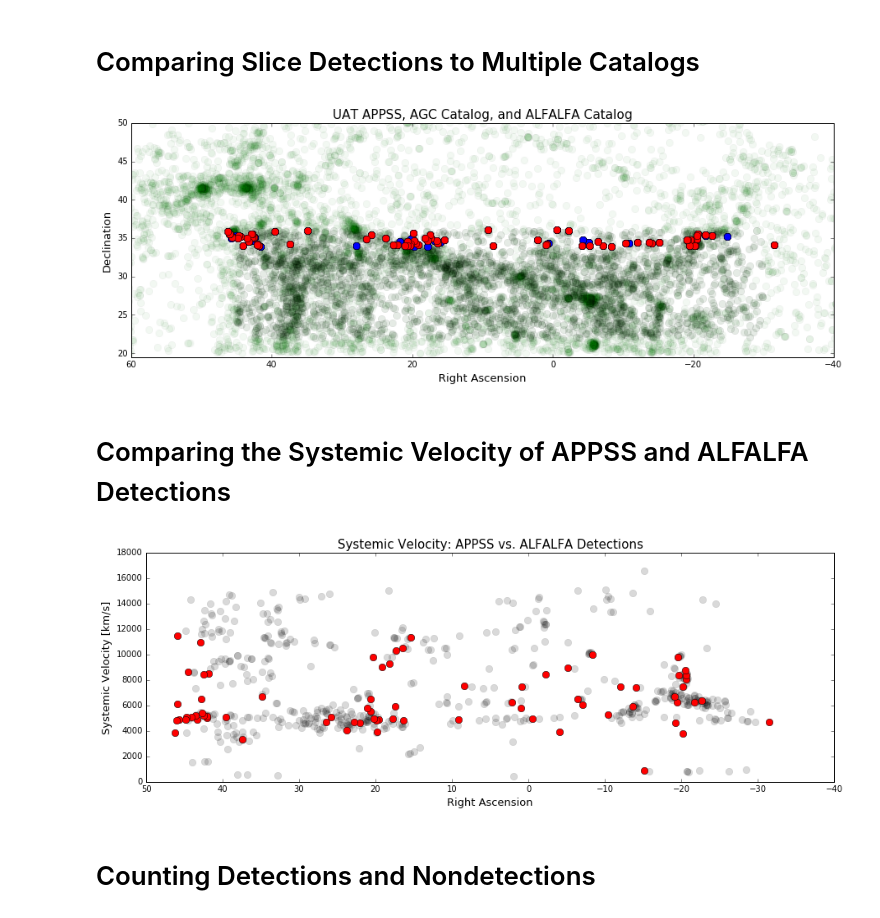
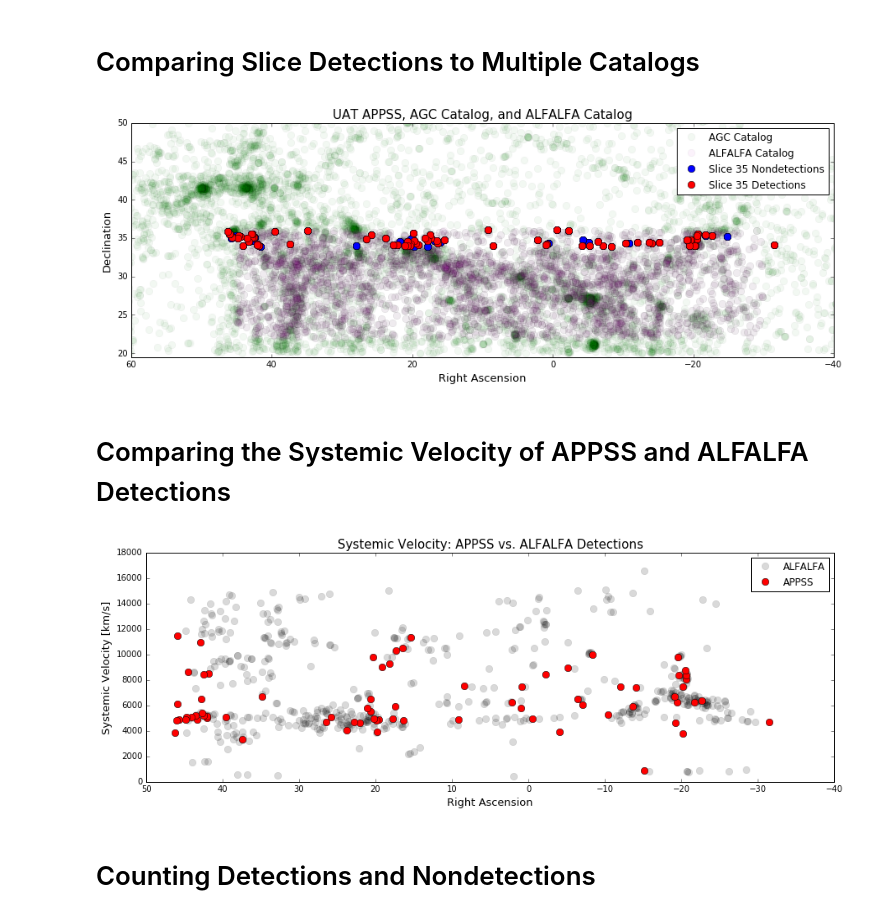
Before and after one commit to jsribaud/APPSS, a Jupyter notebook: Green_Bank_18.ipynb, the cells around one changed output. Cells and saved outputs as stored; diff of their text form; code cells hidden in the pictures.

Commit message:
consistent labels

```diff
--- a/Green_Bank_18.ipynb
+++ b/Green_Bank_18.ipynb
@@ -63,16 +63,16 @@ ascii.write(data_appss, 'filename.txt')
 # %% [markdown]
 # UAT APPSS Slice Detections and Nondetections
 # %%
-v_sys=data_appss['Vsys'] #create a new variable for the velocity data from the slice
-ra_deg = data_appss['RA']
-dec_deg = data_appss['DEC']
+vsys_appss=data_appss['Vsys'] #create a new variable for the velocity data from the slice
+ra_appss = data_appss['RA']
+dec_appss = data_appss['DEC']
 
 #These 'good' values are defined as having systemic velocities greater than 0 km/s (0 km/s is nondetection)
-good_v_sys= v_sys[(v_sys > 0)]
-good_ra= ra_deg[(v_sys > 0)]
-good_dec= dec_deg[(v_sys > 0)]
-nd_ra_appss = ra_deg
-nd_dec_appss = dec_deg
+vsys_appss_det= vsys_appss[(vsys_appss > 0)]
+ra_appss_det = ra_appss[(vsys_appss > 0)]
+dec_appss_det = dec_appss[(vsys_appss > 0)]
+ra_appss_nd = ra_appss[(vsys_appss == 0)]
+dec_appss_nd = dec_appss[(vsys_appss == 0)]
 # %%
 #plots the detections vs. nondetections of your slice as a scatter plot
 plt.figure(figsize=(15,5)) #this figsize gives the traditional RA vs DEC dimensions of a graph
@@ -126,21 +137,22 @@ good_ra_agc= RA_agc[(Dec_agc >= 33.5) & (Dec_agc <= 36.5)]
 # %%
 #plots the RA and DEC of ALFALFA and AGC compared to the RA and DEC of your slice
 plt.figure(figsize=(15,5))
 plt.gca().invert_xaxis()
-plt.plot(RA_agc, Dec_agc, 'go',markersize = 8.5, alpha =.05) #alpha changes transparency of each point
-plt.plot(RA_alf, Dec_alf, 'ko',markersize = 8.5, alpha =.05)
-plt.plot(nd_ra_appss,nd_dec_appss,'bo', markersize=8.5) #blue circles consist of nondetections
-plt.plot(good_ra,good_dec,'ro', markersize = 8.5) #red circles define detection
-
+plt.plot(RA_agc, Dec_agc, 'go',markersize = 8.5, alpha =.05, label = 'AGC Catalog') #alpha changes transparency of each point
+plt.plot(RA_alf, Dec_alf, 'mo',markersize = 8.5, alpha =.05, label ='ALFALFA Catalog')
+plt.plot(ra_appss_nd,dec_appss_nd,'bo', markersize=8.5, label = 'Slice 35 Nondetections') #blue circles consist of nondetections
+plt.plot(ra_appss_det,dec_appss_det,'ro', markersize = 8.5, label = 'Slice 35 Detections') #red circles define detection
 
 plt.title("UAT APPSS, AGC Catalog, and ALFALFA Catalog", fontsize= 15)
 plt.xlabel("Right Ascension", fontsize=13)
 plt.ylabel("Declination", fontsize=13)
 plt.axis([60, -40, 19.5, 50])
+plt.legend(loc = 1, numpoints = 1) #location of legend
+
 fig = plt.gcf()
 
 #fig.savefig('APPSS_AGC.pdf')  #uncomment this so that you can have it save
 # %% [output]
-[figure, old version]
+[figure, new version]
 # %% [markdown]
 # Comparing the Systemic Velocity of APPSS and ALFALFA Detections
@@ -154,18 +160,21 @@ good_v_alf = v_alf[(Dec_alf >= 33.5) & (Dec_alf <= 36.5)]
 #takes the RA of both the ALFALFA and APPSS, against the relevant velocity data of both
 plt.figure(figsize=(15,5))
 plt.gca().invert_xaxis()
-plt.plot(good_ra_alf,good_v_alf,'ko', alpha=.15, markersize= 8.5 ) #alpha allows you to make the ALFALFA points transparent
-plt.plot(good_ra,good_v_sys,'ro', markersize= 8.5)
+plt.plot(ra_alf_s35,v_alf_s35,'ko', alpha=.15, markersize= 8.5, label = 'ALFALFA' ) #alpha allows you to make the ALFALFA points transparent
+plt.plot(ra_appss_det,vsys_appss_det,'ro', markersize= 8.5, label = 'APPSS')
 plt.title("Systemic Velocity: APPSS vs. ALFALFA Detections", fontsize= 15)
 plt.xlabel("Right Ascension", fontsize=13)
 plt.ylabel("Systemic Velocity [km/s]", fontsize=13)
+plt.legend(loc = 1, numpoints = 1) #location of legend
+
+
 
 
 fig = plt.gcf()
 
 #fig.savefig('APPSS_ALFALFA_vsys.pdf') #uncomment this so that you can have it save
 # %% [output]
-[figure, old version]
+[figure, new version]
 # %% [markdown]
 # Counting Detections and Nondetections
 # %%
```
Also changed, not shown: parts of 14 cells of this notebook.
